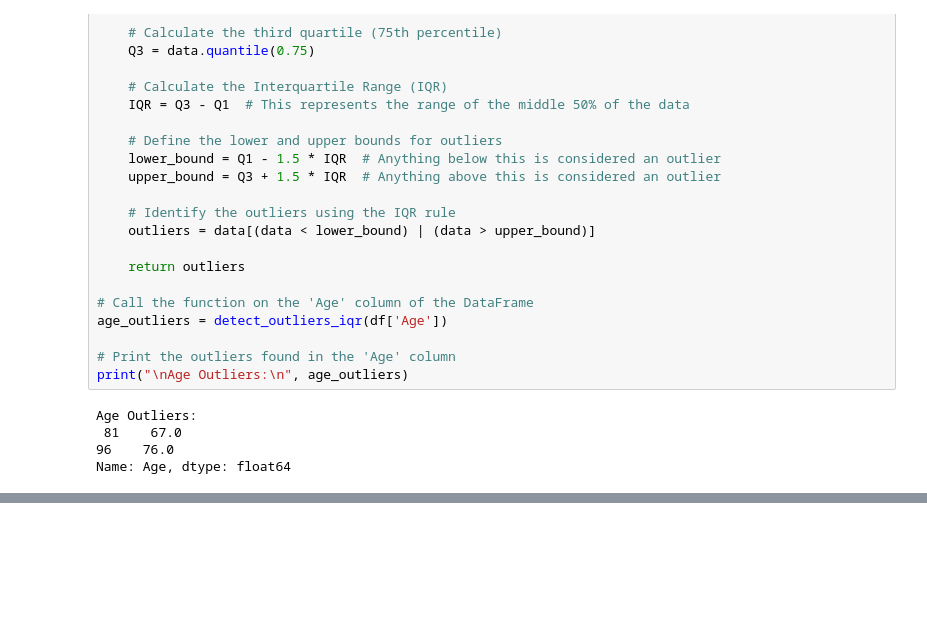
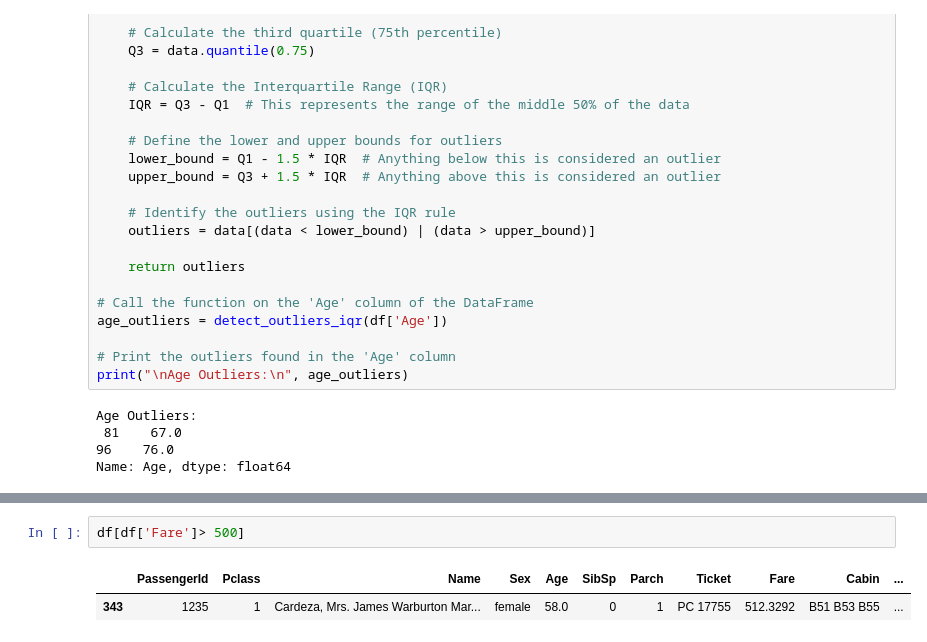
Before and after one commit to raheelam98/DataAnalysis, a Jupyter notebook: EDA/EDA_Sessions_RM/DA5_Missing_values_and_outliers_Sec_3_RM.ipynb, the cells around one changed output, grey strips where cells are left out. Cells and saved outputs as stored; diff of their text form; blank space fills up the shorter version.

```diff
--- a/EDA/EDA_Sessions_RM/DA5_Missing_values_and_outliers_Sec_3_RM.ipynb
+++ b/EDA/EDA_Sessions_RM/DA5_Missing_values_and_outliers_Sec_3_RM.ipynb
@@ -434,0 +449,5 @@ Name: Age, dtype: float64
+# %%
+df[df['Fare']> 500]
+# %% [output]
+|  | PassengerId | Pclass | Name | Sex | Age | SibSp | Parch | Ticket | Fare | Cabin | ... |
+| 343 | 1235 | 1 | Cardeza, Mrs. James Warburton Mar... | female | 58.0 | 0 | 1 | PC 17755 | 512.3292 | B51 B53 B55 | ... |
```
Also changed, not shown: parts of 7 cells of this notebook.
